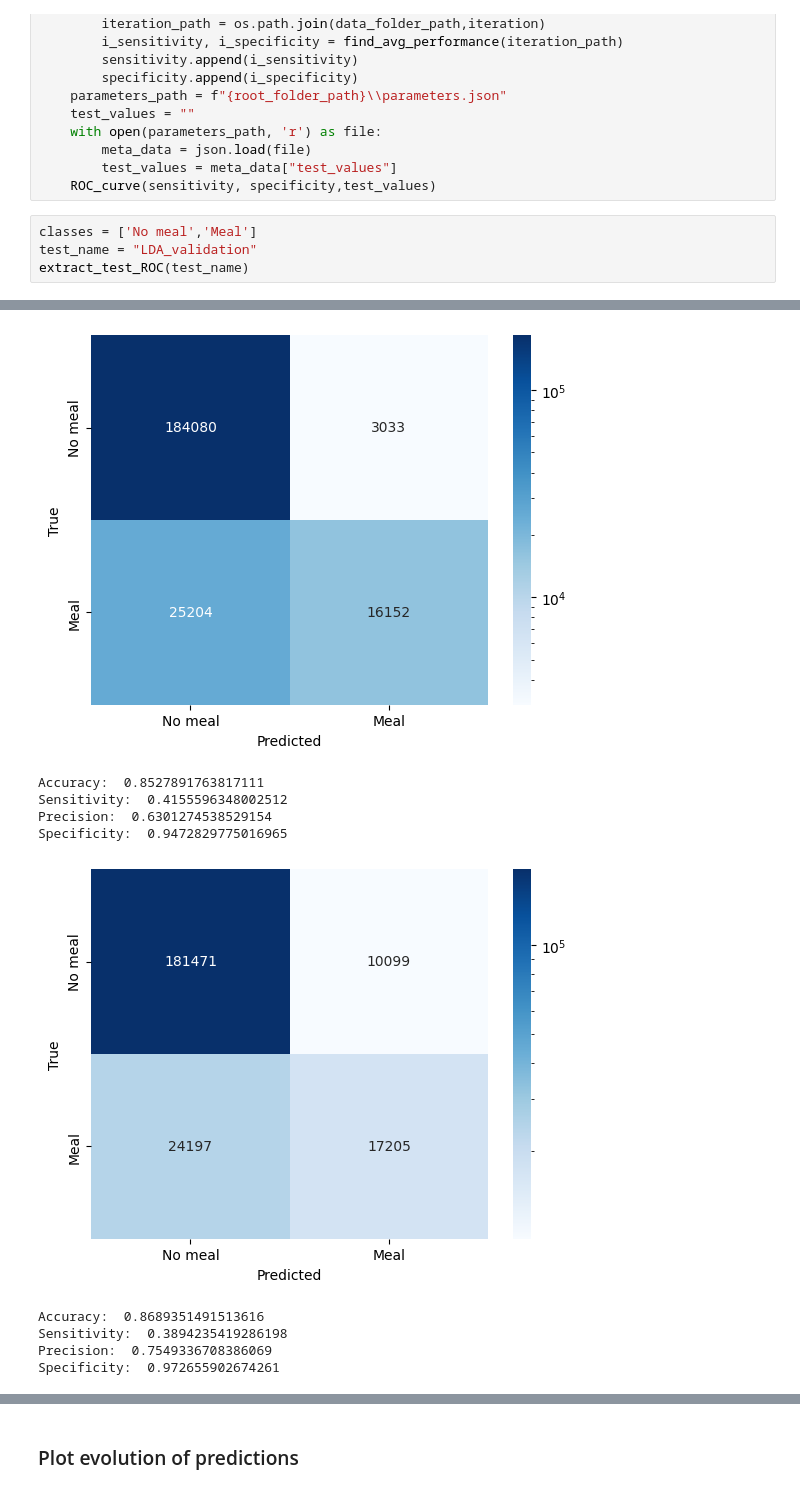
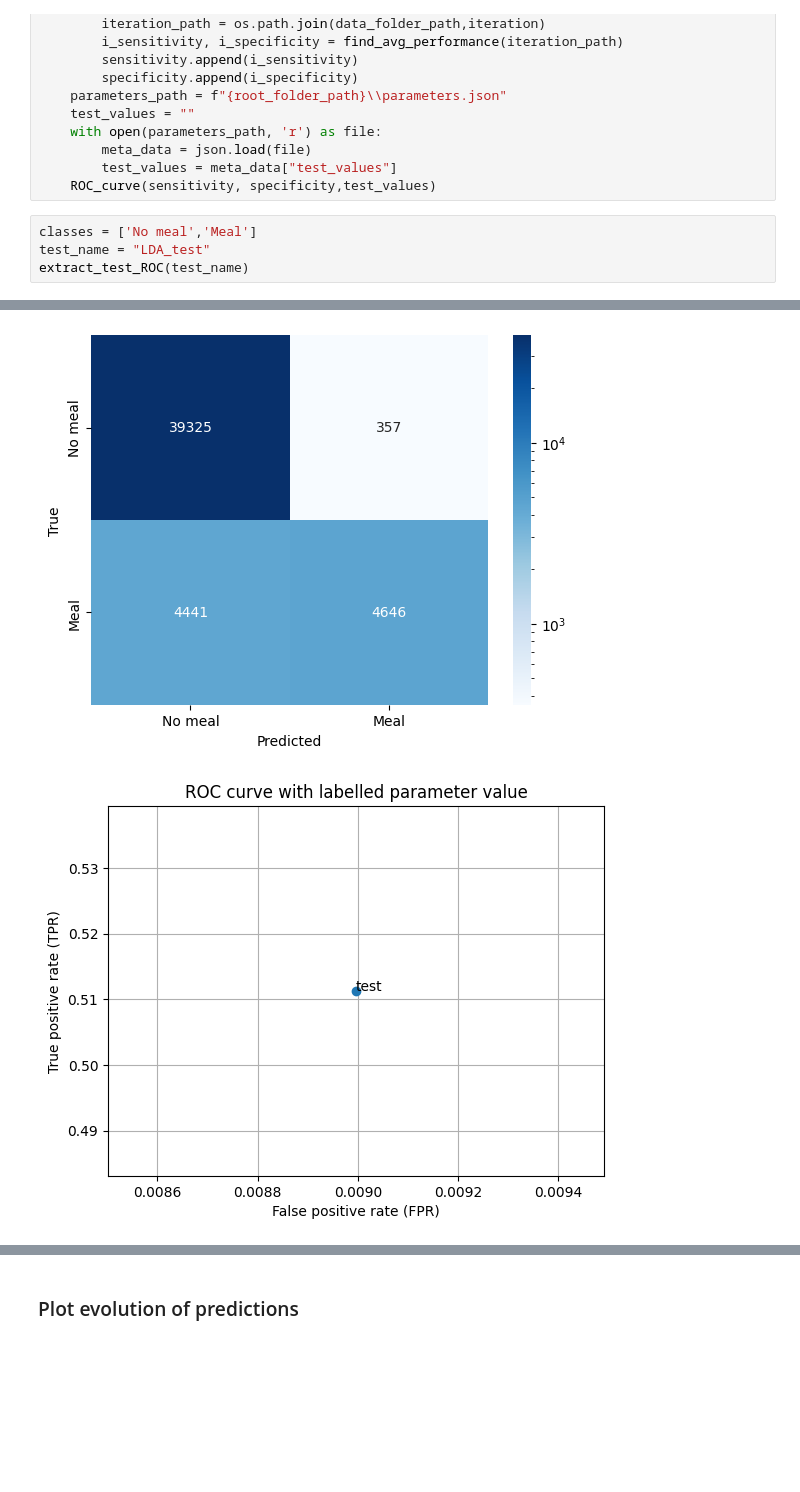
Before and after one commit to Majager/master_ML, a Jupyter notebook: Results/Analyze_results.ipynb, the cells around one changed output, grey strips where cells are left out. Drawn from its saved outputs; the diff is of its cells as text; blank space fills up the shorter version.

```diff
--- a/Results/Analyze_results.ipynb
+++ b/Results/Analyze_results.ipynb
@@ -98,6 +98,6 @@ def extract_test_ROC(root_folder_path):
     ROC_curve(sensitivity, specificity,test_values)
 # %%
 classes = ['No meal','Meal']
-test_name = "LDA_validation"
+test_name = "LDA_test"
 extract_test_ROC(test_name)
 # %% [output]
@@ -108,10 +108,2 @@ Specificity:  0.98379054368216
-[figure, old version]
+[figure, new version]
-Accuracy:  0.8527891763817111
-Sensitivity:  0.4155596348002512
-Precision:  0.6301274538529154
-Specificity:  0.9472829775016965
-[figure, old version]
+[figure, new version]
-Accuracy:  0.8689351491513616
-Sensitivity:  0.3894235419286198
-Precision:  0.7549336708386069
-Specificity:  0.972655902674261
```
Also changed, not shown: parts of 3 cells of this notebook, 4 other files.
